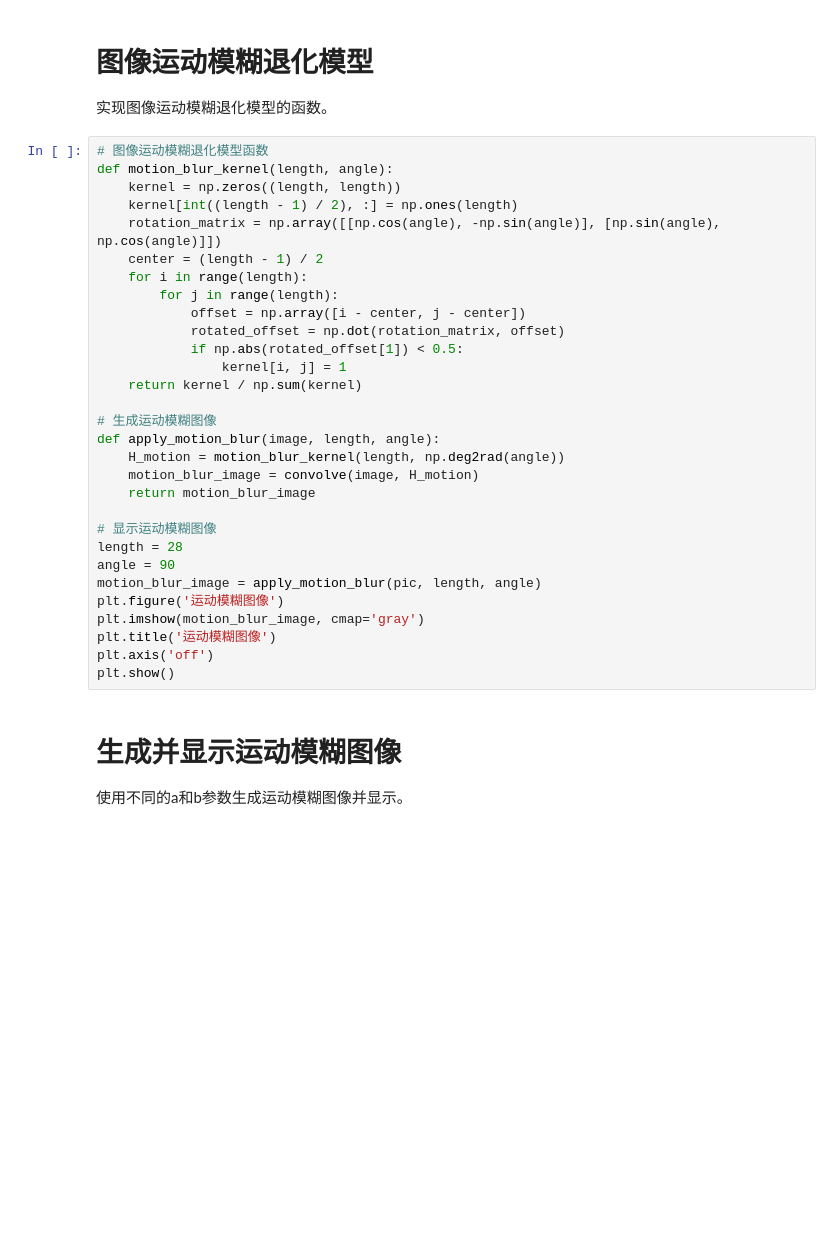
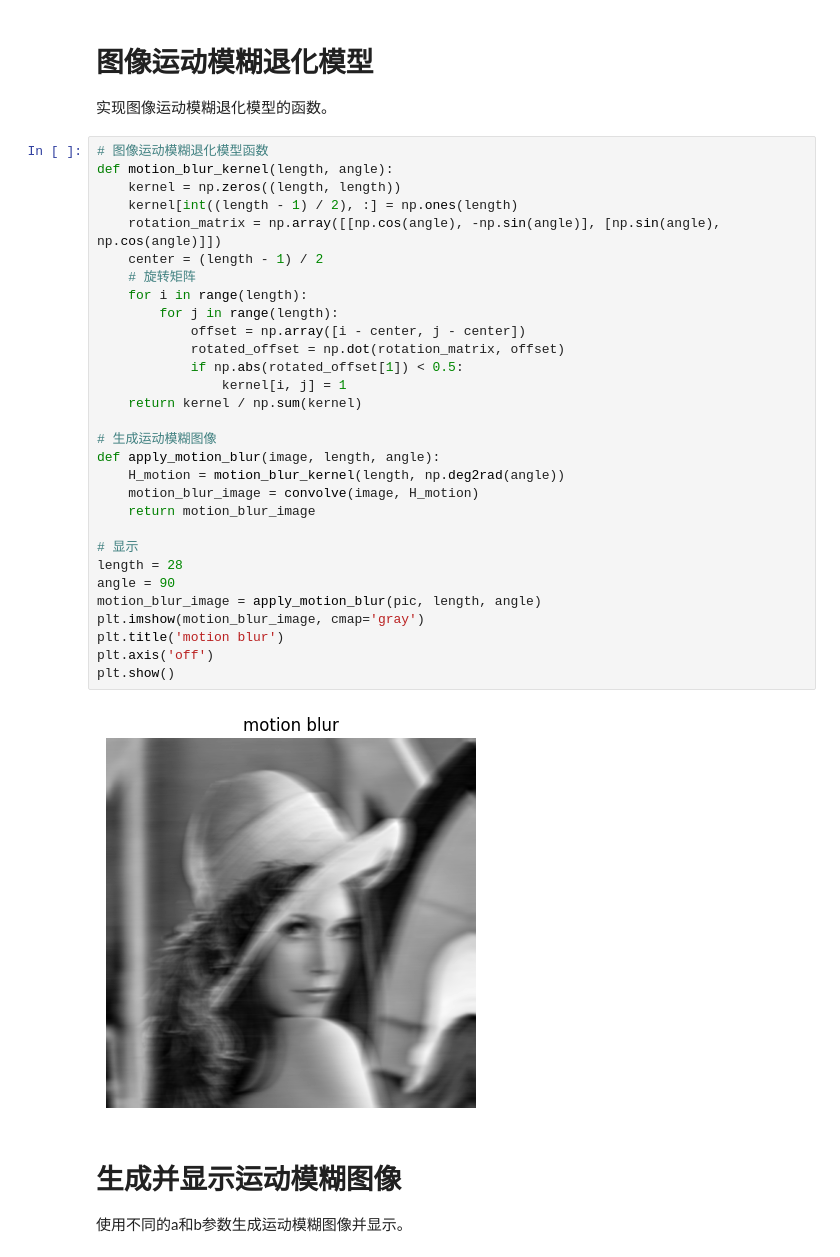
Before and after one commit to XHarold/DIP-Course, a Jupyter notebook: h9/hwk09.ipynb, the cells around one changed output. Drawn from its saved outputs; the diff is of its cells as text; blank space fills up the shorter version.

```diff
--- a/h9/hwk09.ipynb
+++ b/h9/hwk09.ipynb
@@ -26,33 +25,35 @@ FileNotFoundError: No such file: 'd:\csLearning\dip\lenna.jpg'
 # %%
 # 图像运动模糊退化模型函数
 def motion_blur_kernel(length, angle):
     kernel = np.zeros((length, length))
     kernel[int((length - 1) / 2), :] = np.ones(length)
     rotation_matrix = np.array([[np.cos(angle), -np.sin(angle)], [np.sin(angle), np.cos(angle)]])
     center = (length - 1) / 2
+    # 旋转矩阵
     for i in range(length):
         for j in range(length):
             offset = np.array([i - center, j - center])
             rotated_offset = np.dot(rotation_matrix, offset)
             if np.abs(rotated_offset[1]) < 0.5:
                 kernel[i, j] = 1
     return kernel / np.sum(kernel)
 
 # 生成运动模糊图像
 def apply_motion_blur(image, length, angle):
     H_motion = motion_blur_kernel(length, np.deg2rad(angle))
     motion_blur_image = convolve(image, H_motion)
     return motion_blur_image
 
-# 显示运动模糊图像
+# 显示
 length = 28
 angle = 90
 motion_blur_image = apply_motion_blur(pic, length, angle)
-plt.figure('运动模糊图像')
 plt.imshow(motion_blur_image, cmap='gray')
-plt.title('运动模糊图像')
+plt.title('motion blur')
 plt.axis('off')
 plt.show()
+# %% [output]
+[figure, added]
 # %% [markdown]
 # 生成并显示运动模糊图像
 使用不同的a和b参数生成运动模糊图像并显示。
```
Also changed, not shown: parts of 7 cells of this notebook, 22 other files.
